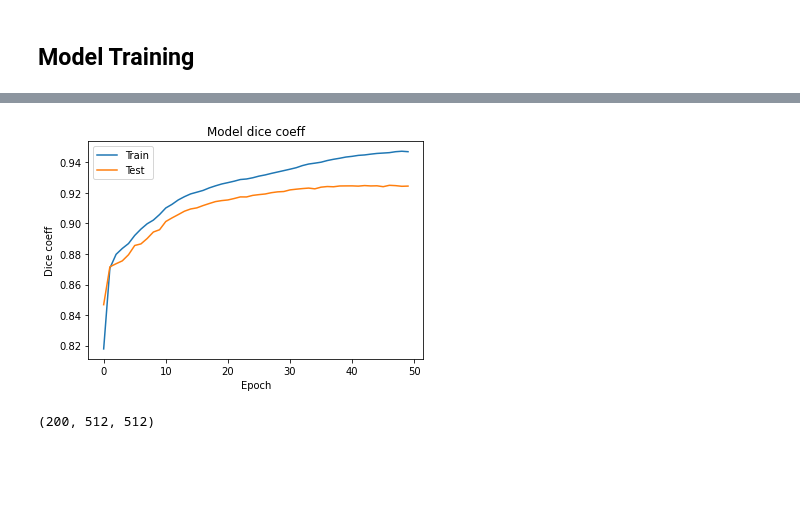
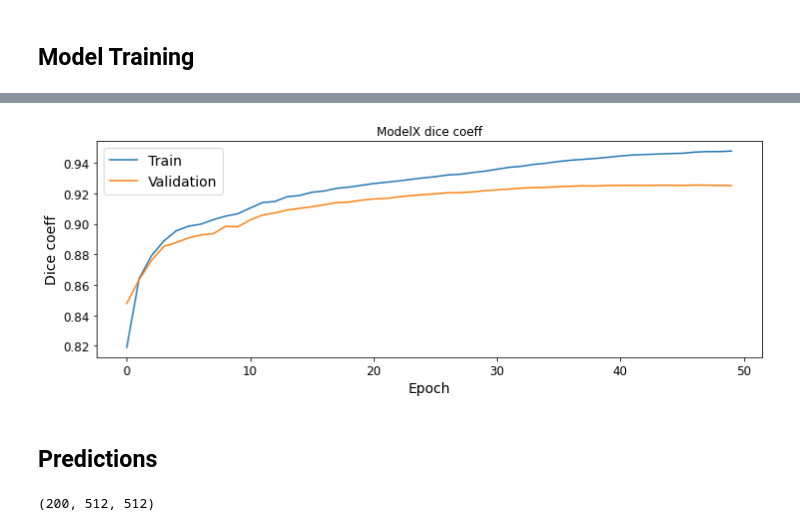
Before and after one commit to LueMar-R/P32_medical_image_segmentation, a Jupyter notebook: medical_image_segmentation.ipynb, the cells around one changed output, grey strips where cells are left out. Cells and saved outputs as stored; diff of their text form; code cells hidden in the pictures; blank space fills up the shorter version.

```diff
--- a/medical_image_segmentation.ipynb
+++ b/medical_image_segmentation.ipynb
@@ -144,18 +157,3 @@ def random_transformation(real, mask):
     random_flipping = random.choice(["vert", "hori", "none"])
     real, mask = [(img[::-1,:] if random_flipping=="vert" else img[:,::-1] if random_flipping=="vert" else img) for img in [real, mask]]
     return real, mask
-# %%
-# results visualisation
-random_indice = random.randrange(len(base_X_train))
-new_img, new_mask = random_transformation(base_X_train[random_indice], base_Y_train[random_indice])
-
-plt.figure(figsize = (8,8))
-plt.subplot(221)
-plt.imshow(base_X_train[random_indice], "gray", vmin=0, vmax=255)
-plt.subplot(222)
-plt.imshow(base_Y_train[random_indice], "gray", vmin=0, vmax=255)
-plt.subplot(223)
-plt.imshow(new_img, "gray")
-plt.subplot(224)
-plt.imshow(new_mask, "gray")
-plt.show()
@@ -226,6 +225,7 @@ def dice_coef(y_true, y_pred, smooth=1):
     """
     Dice = (2*|X & Y|)/ (|X|+ |Y|)
          =  2*sum(|A*B|)/(sum(A^2)+sum(B^2))
+    Dice definition based on https://gist.github.com/wassname/7793e2058c5c9dacb5212c0ac0b18a8a
     ref: https://arxiv.org/pdf/1606.04797v1.pdf
     """
     intersection = K.sum(K.abs(y_true * y_pred), axis=-1)
@@ -233,8 +233,6 @@ def dice_coef(y_true, y_pred, smooth=1):
 
 def dice_coef_loss(y_true, y_pred):
     return 1-dice_coef(y_true, y_pred)
-
-# Dice loss definition based on https://gist.github.com/wassname/7793e2058c5c9dacb5212c0ac0b18a8a
 # %%
 # the following function creates a U-Net model when called.
 
@@ -279,6 +277,4 @@ def make_unet(ROWS, COLS):
 
     model = models.Model(inputs=[inputs], outputs=[conv10])
 
-    model.compile(optimizer=optimizers.Adam(lr=1e-3), loss=dice_coef_loss, metrics=[dice_coef])
-
     return model
@@ -285,6 +283,7 @@ def make_unet(ROWS, COLS):
 # %%
-modelX = make_unet(512, 512)
+modelX.compile(optimizer=optimizers.Adam(lr=1e-3), loss=dice_coef_loss, metrics=[dice_coef, metrics.BinaryAccuracy()])
 
-history = modelX.fit(X_train, Y_train, epochs=50,  batch_size=20, validation_split = 0.2)
+lr_reduce = callbacks.ReduceLROnPlateau(monitor="val_loss", factor=0.1, patience=10)
+history = modelX.fit(X_train, Y_train, epochs=50,  batch_size=20, validation_split = 0.2, callbacks=[lr_reduce])
 # %% [output]
 Epoch 1/50
@@ -307,12 +327,14 @@ Epoch 50/50
 # %%
-from keras.callbacks import History
-
+# plotting of the dice coef evolution
+plt.figure(figsize=(12,4))
 plt.plot(history.history['dice_coef'])
 plt.plot(history.history['val_dice_coef'])
-plt.title('Model dice coeff')
+plt.title('ModelX dice coeff')
 plt.ylabel('Dice coeff')
 plt.xlabel('Epoch')
-plt.legend(['Train', 'Test'], loc='upper left')
+plt.legend(['Train', 'Validation'], loc='upper left')
 plt.show()
 # %% [output]
-[figure, old version]
+[figure, new version]
+# %% [markdown]
+## Predictions
```
Also changed, not shown: parts of 24 cells of this notebook.
